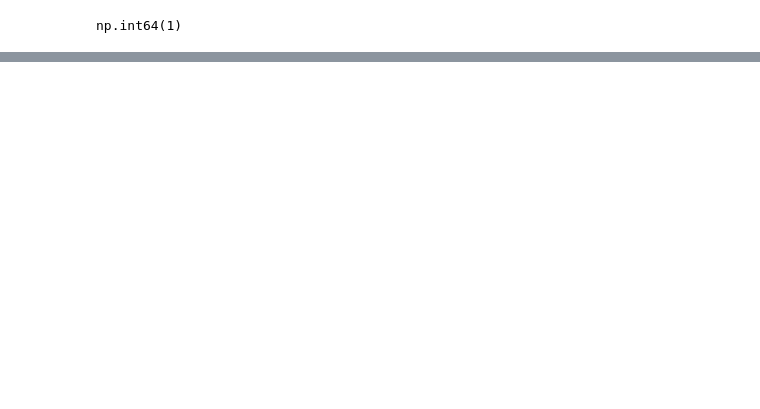
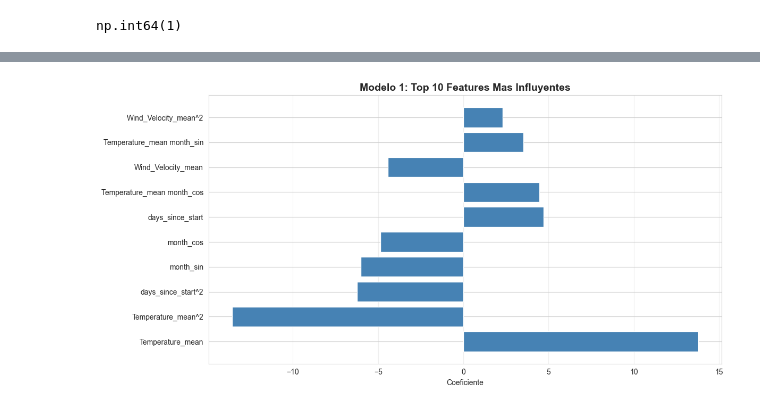
Before and after one commit to MateoJaramillo26/Progreso-3, a Jupyter notebook: ProyectoProgreso3.ipynb, the cells around one changed output, grey strips where cells are left out. Cells and saved outputs as stored; diff of their text form; code cells hidden in the pictures; blank space fills up the shorter version.

```diff
--- a/ProyectoProgreso3.ipynb
+++ b/ProyectoProgreso3.ipynb
@@ -205,0 +674,28 @@ dtype: float64
+# %%
+# PASO 18: Analisis de Feature Importance
+log.info("Analizando importancia de features...")
+
+feature_names = poly.get_feature_names_out(feature_cols)
+coefficients = model_quad.coef_
+
+# Crear DataFrame de coeficientes
+coef_df = pd.DataFrame({
+    'Feature': feature_names,
+    'Coeficiente': coefficients,
+    'Abs_Coef': np.abs(coefficients)
+}).sort_values('Abs_Coef', ascending=False)
+
+# Top 10 features mas importantes
+top_features = coef_df.head(10)
+
+plt.figure(figsize=(12, 6))
+plt.barh(range(len(top_features)), top_features['Coeficiente'], color='steelblue')
+plt.yticks(range(len(top_features)), top_features['Feature'])
+plt.xlabel('Coeficiente')
+plt.title('Modelo 1: Top 10 Features Mas Influyentes', fontsize=14, fontweight='bold')
+plt.grid(True, alpha=0.3, axis='x')
+plt.tight_layout()
+plt.show()
+
+log.info(f"Feature mas influyente: {top_features.iloc[0]['Feature']}")
+# %% [output]
@@ -205,0 +703 @@ dtype: float64
+[figure, added]
```
Also changed, not shown: parts of 25 cells of this notebook.
